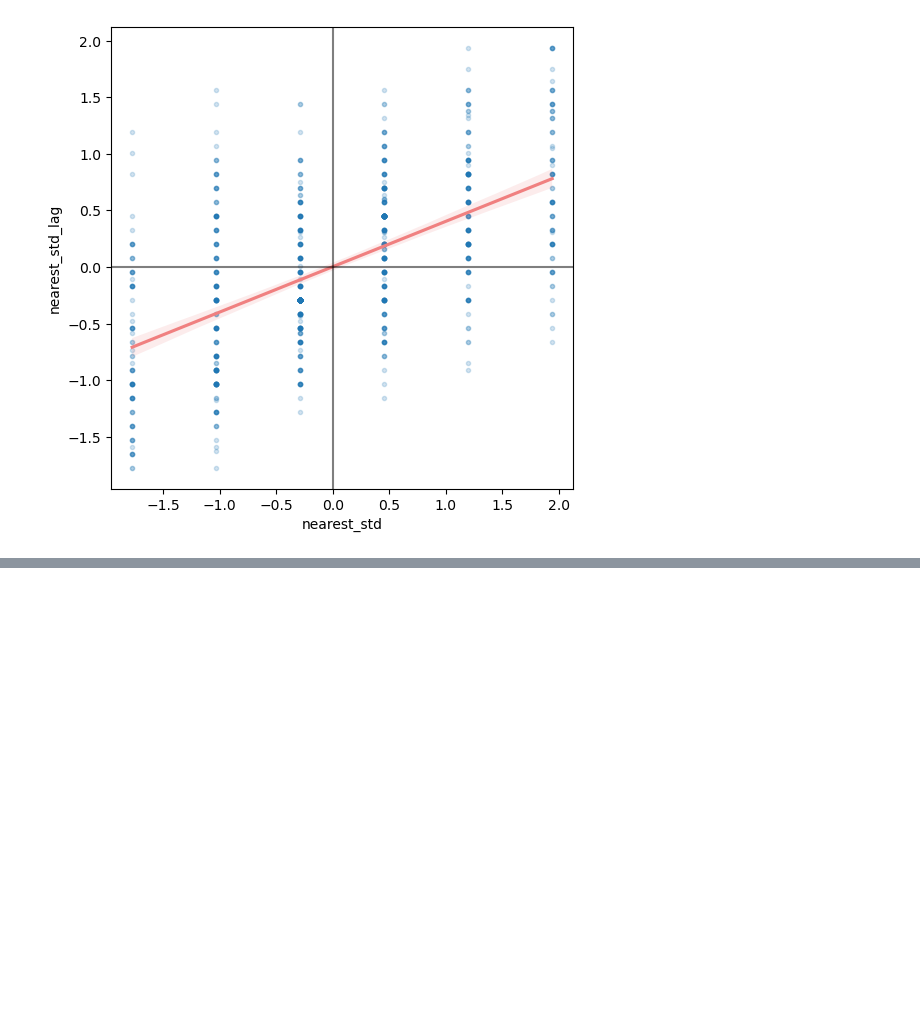
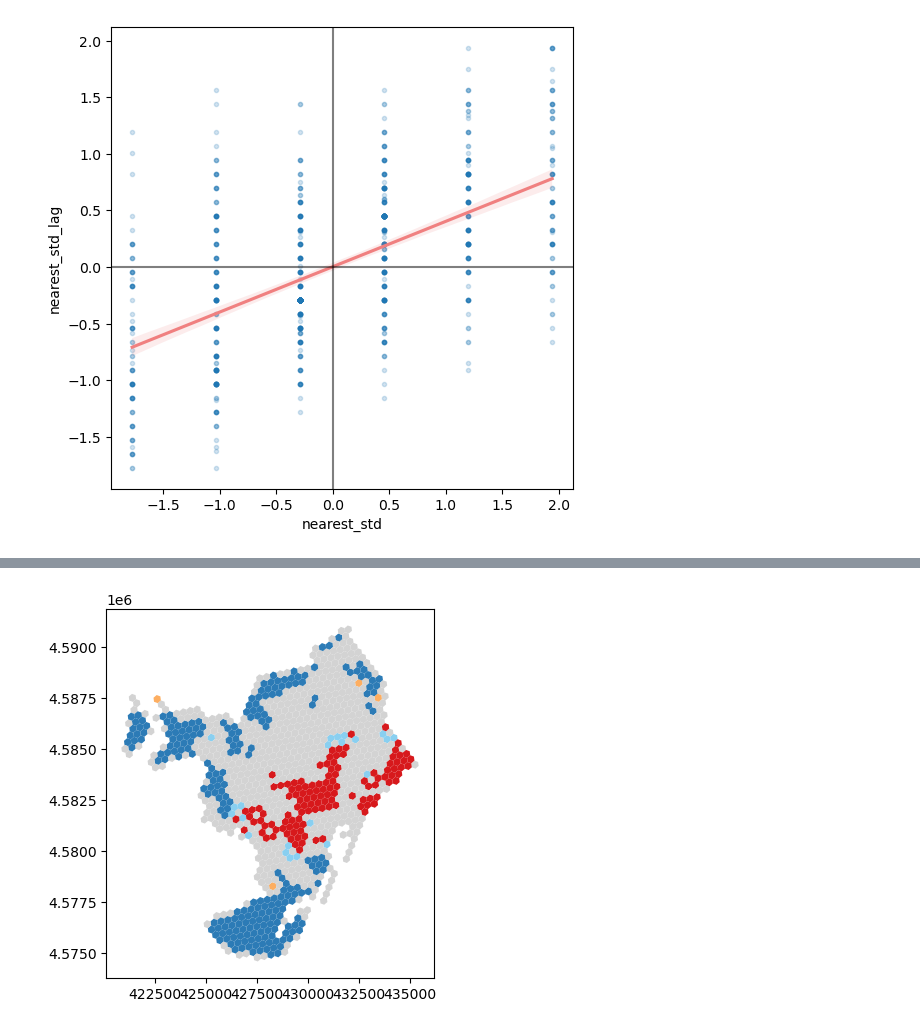
Before and after one commit to sds4sg/spatial-data-science-in-python-mikemoraned, a Jupyter notebook: 99_assignment/drafts/assignment_all_v2.ipynb, the cells around one changed output, grey strips where cells are left out. Cells and saved outputs as stored; diff of their text form; code cells hidden in the pictures; blank space fills up the shorter version.

```diff
--- a/99_assignment/drafts/assignment_all_v2.ipynb
+++ b/99_assignment/drafts/assignment_all_v2.ipynb
@@ -720,0 +816,8 @@ airbnb_prices_gdf
+# %%
+_ = airbnb_mean_prices_grid_lisa.plot(
+    airbnb_mean_prices_grid_clusters_gdf,
+    crit_value=crit_value,
+    legend=False
+)
+# %% [output]
+[figure, added]
```
Also changed, not shown: parts of 24 cells of this notebook.
